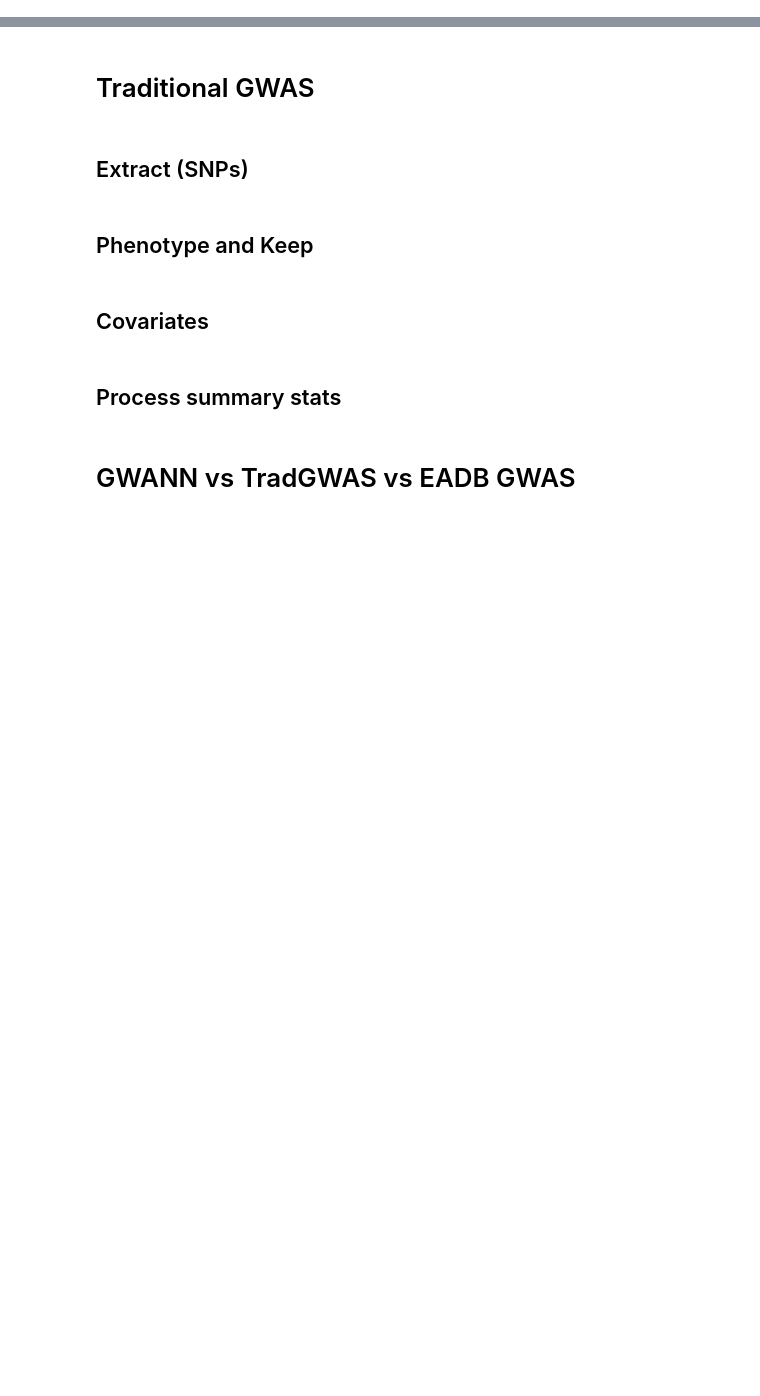
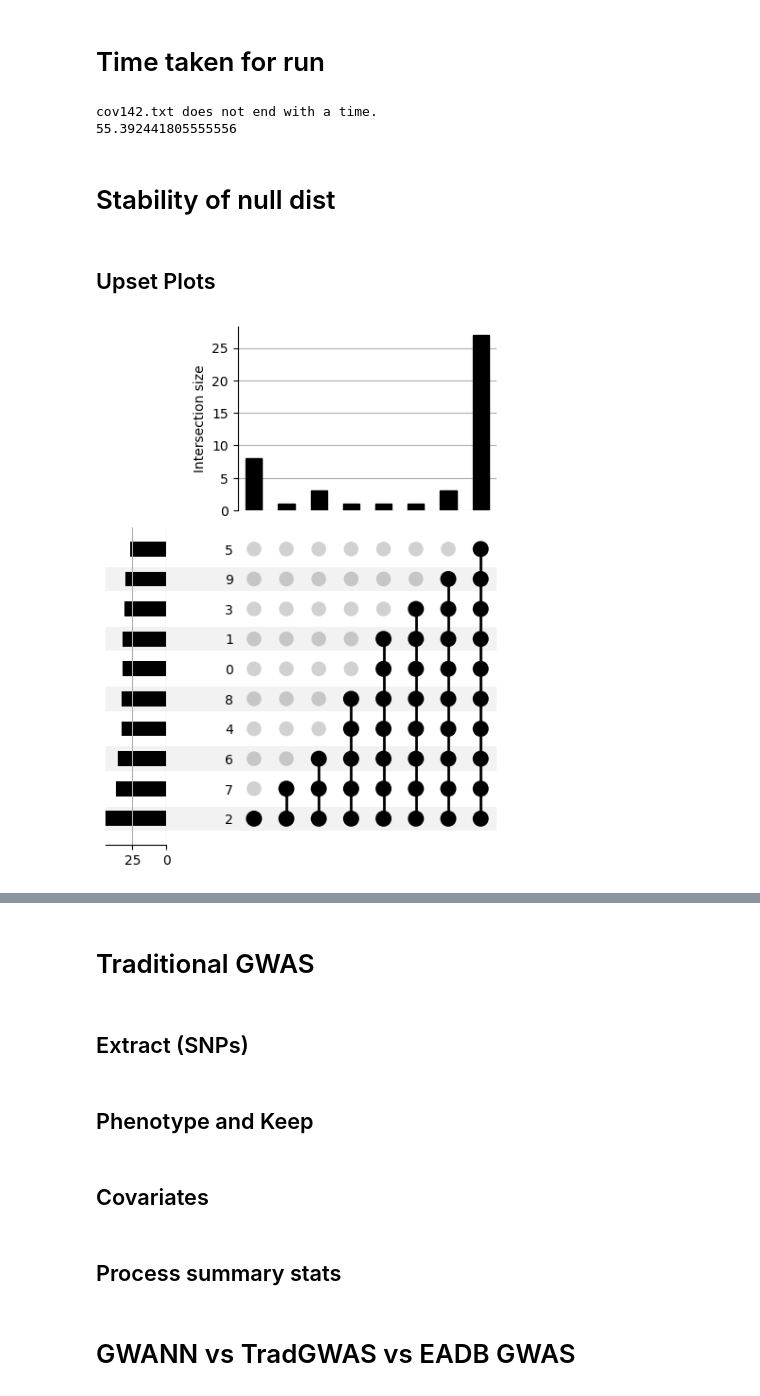
Before and after one commit to titoghose/GWANN, a Jupyter notebook: Code_AD/post_hoc_scripts/post_hoc.ipynb, the cells around one changed output, grey strips where cells are left out. Saved outputs shown, nothing was run; the diff lists cells and outputs as text; code cells hidden in the pictures; blank space fills up the shorter version.

```diff
--- a/Code_AD/post_hoc_scripts/post_hoc.ipynb
+++ b/Code_AD/post_hoc_scripts/post_hoc.ipynb
@@ -8,3 +8,47 @@ import scipy.stats as stats
 import tqdm
 import copy
 tqdm.tqdm.pandas()
+# %% [markdown]
+# Time taken for run
+# %%
+import datetime
+os.chdir('/home/upamanyu/GWANN/Code_AD/Runs')
+runs = [f for f in os.listdir('.') if f.endswith('.txt')]
+total_time = datetime.timedelta(0)
+for run in runs:
+    with open(run) as f:
+        time = f.readlines()[-1].strip()
+        try:
+            time = datetime.timedelta(
+                            hours=int(time.split(':')[0]),
+                            minutes=int(time.split(':')[1]),
+                            seconds=int(time.split(':')[2].split('.')[0]),
+                            milliseconds=int(time.split(':')[2].split('.')[1]))
+            total_time += time
+        except ValueError:
+            print(f'{run} does not end with a time.')
+
+print((total_time/2).total_seconds()/3600)
+# %% [output]
+cov142.txt does not end with a time.
+55.392441805555556
+# %% [markdown]
+# Stability of null dist
+# %% [markdown]
+## Upset Plots
+# %%
+from upsetplot import UpSet, from_contents
+hit_dict = {}
+for dw in range(0, 10):
+    df = pd.read_csv(f"/home/upamanyu/GWANN/Code_AD/results_Sens8_v4/hits_nsuperwins_1_{dw}.csv")
+    glist = df['subgene'].apply(lambda x: x.split('_')[0]).unique()
+    hit_dict[str(dw)] = list(glist)
+
+data = from_contents(hit_dict)
+# data = from_memberships(hit_dict)
+# data
+upset = UpSet(data)
+upset.plot()
+plt.show()
+# %% [output]
+[figure, added]
```
Also changed, not shown: parts of 14 cells of this notebook, 19 other files.
